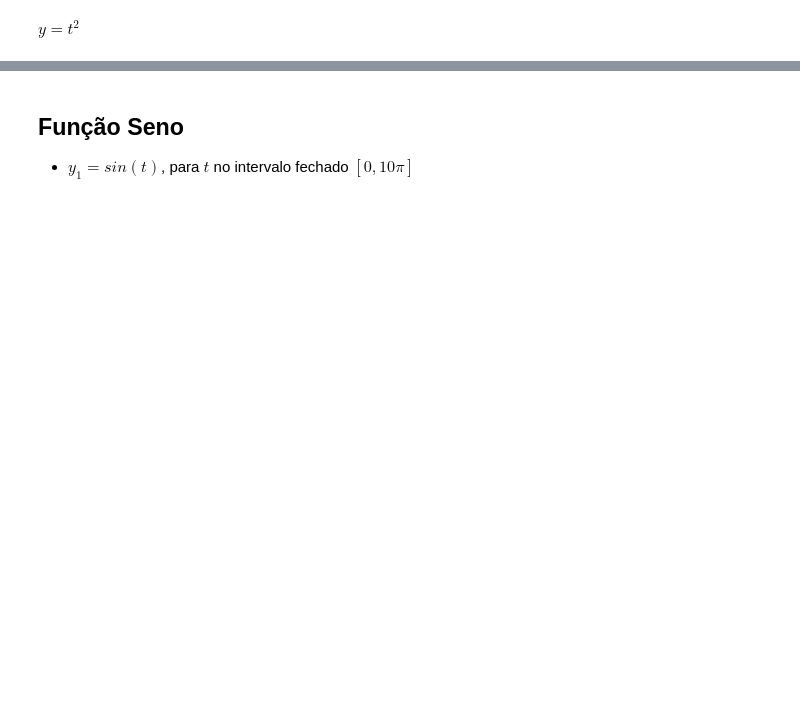
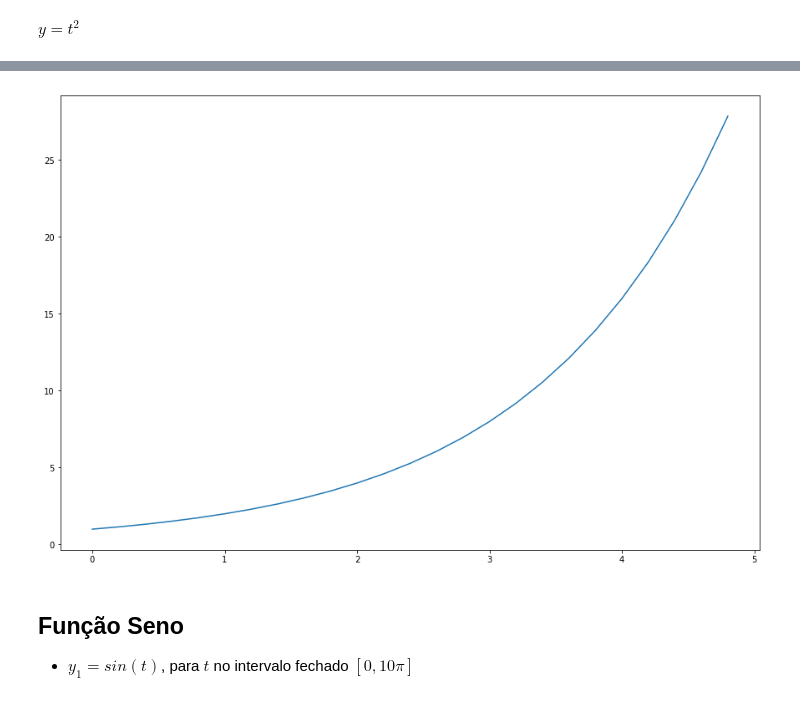
Before and after one commit to drlima/SIEEL2017, a Jupyter notebook: SIEEL 2017.ipynb, the cells around one changed output, grey strips where cells are left out. Cells and saved outputs as stored; diff of their text form; code cells hidden in the pictures; blank space fills up the shorter version.

```diff
--- a/SIEEL 2017.ipynb
+++ b/SIEEL 2017.ipynb
@@ -121,7 +120,7 @@ t = np.arange(0. , 5., 0.2) # gerando o vetor com os dados da variável t
 y = 2**t # gerando o vetor com os dados da variável y
 
 # plotando os pontos de t e y
-plt.figure()
+plt.figure(figsize=figsize)
 plt.plot(t, y)
 plt.show()
 # %% [output]
@@ -130,3 +127,4 @@ plt.show()
+[figure, added]
 # %% [markdown]
 ## Função Seno
 - $y_1 = sin(t)$, para $t$ no intervalo fechado $[0, 10\pi]$
```
Also changed, not shown: parts of 37 cells of this notebook.
